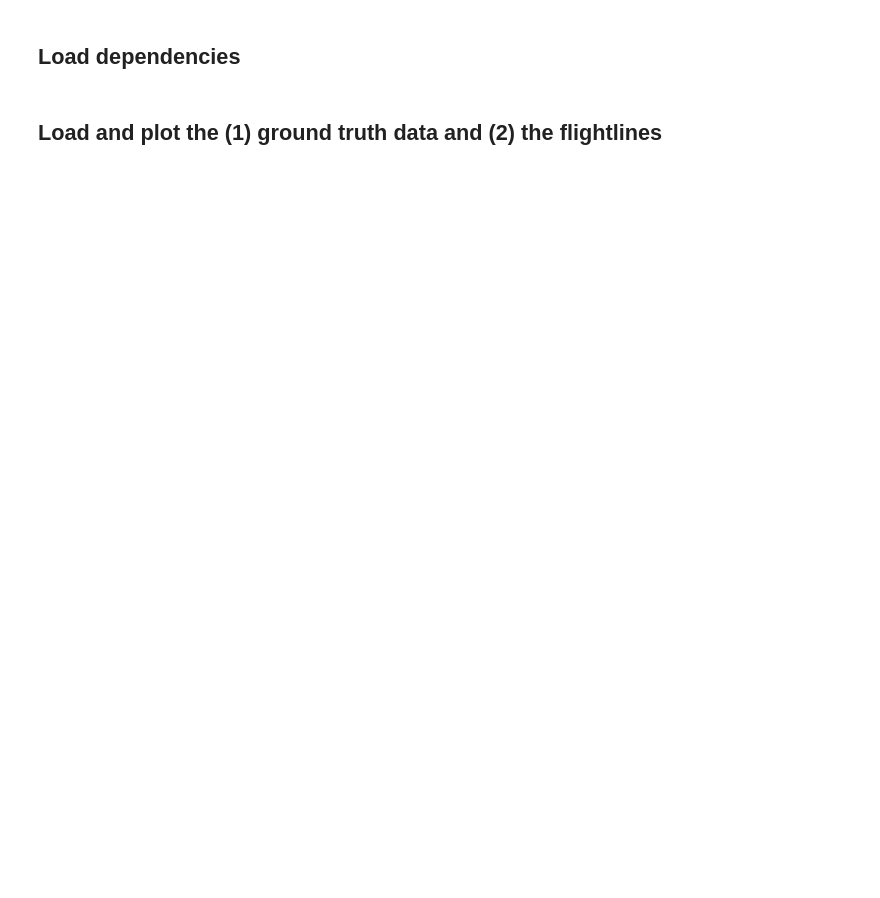
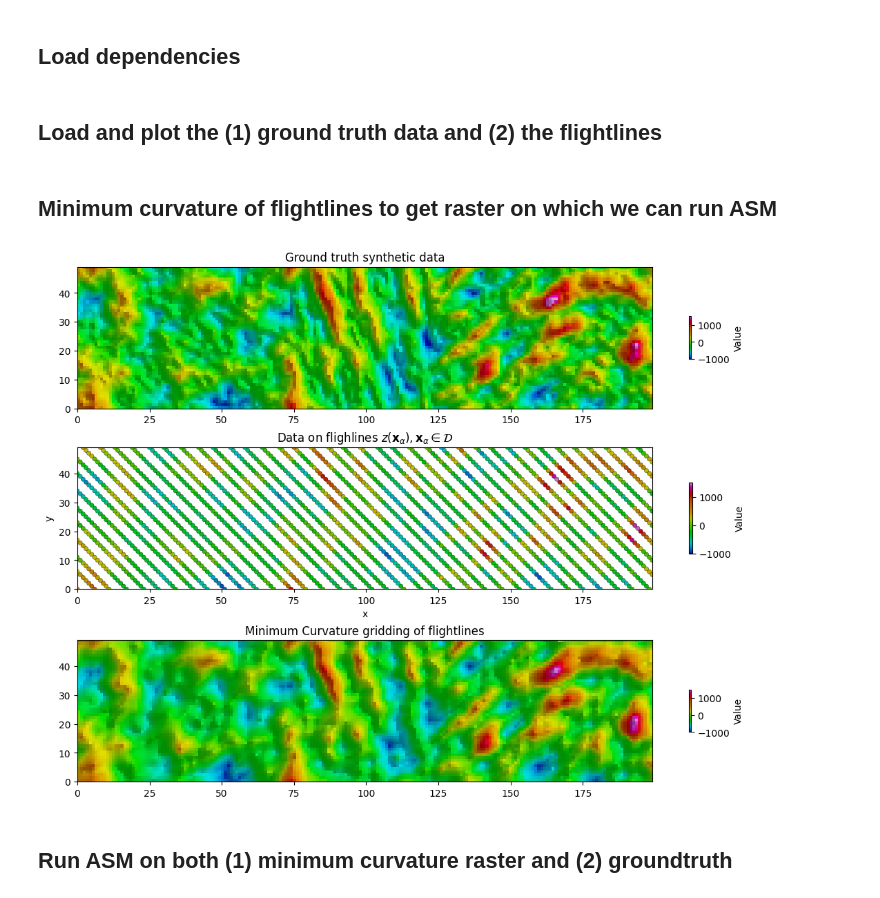
Before and after one commit to Stanford-Mineral-X/multigrid-sgsim, a Jupyter notebook: examples/demo_asm.ipynb, the cells around one changed output. Saved outputs shown, nothing was run; the diff lists cells and outputs as text; code cells hidden in the pictures; blank space fills up the shorter version.

```diff
--- a/examples/demo_asm.ipynb
+++ b/examples/demo_asm.ipynb
@@ -67,0 +68,78 @@ fl_xyv = np.loadtxt(
+# %% [markdown]
+## Minimum curvature of flightlines to get raster on which we can run ASM
+# %%
+## PERFORM MINIMUM CURVATURE GRIDDING ##
+## ================================== ##
+
+x = fl_xyvc[:,0]
+y = fl_xyvc[:,1]
+z = fl_xyvc[:,2]
+
+region = [x.min(), x.max(), y.min(), y.max()]
+spacing = 1
+
+# Pre-thinning
+tbl = pygmt.blockmedian(x=x, y=y, z=z, region=region, spacing=spacing)
+
+# Minimum curvature
+grid_mc = pygmt.surface(x=x, y=y, z=z, region=region, spacing=spacing, tension=0)
+# %%
+## PLOT MIN CURVATURE GRID ##
+## ======================= ##
+
+# --- extents ---
+xmin, xmax = float(grid_mc.x.min()), float(grid_mc.x.max())
+ymin, ymax = float(grid_mc.y.min()), float(grid_mc.y.max())
+extent = [xmin, xmax, ymin, ymax]
+
+# --- light shading ---
+vmin = -1000
+vmax=1500
+rgb_s2   = ls.shade(synthmag_gt, cmap=geosoft_cmap, blend_mode='soft', vmin=vmin, vmax=vmax)
+rgb_grid = ls.shade(grid_mc.values,       cmap=geosoft_cmap, blend_mode='soft', vmin=vmin,    vmax=vmax)
+norm = Normalize(vmin=vmin, vmax=vmax)
+
+# --- mappables for colorbars ---
+mappable_s2   = ScalarMappable(norm=Normalize(vmin=vmin, vmax=vmax), cmap=geosoft_cmap)
+mappable_grid = ScalarMappable(norm=Normalize(vmin=vmin,    vmax=vmax),    cmap=geosoft_cmap)
+
+# --- light shading ---
+vmin = -1000
+vmax=1500
+rgb_s2   = ls.shade(synthmag_gt, cmap=geosoft_cmap, blend_mode='soft', vmin=vmin, vmax=vmax)
+
+
+# -- plotting --
+fig, axs = plt.subplots(3, 1, figsize=(12, 8), constrained_layout=True)
+# Original smoothed data
+axs[0].imshow(rgb_s2, origin='lower', extent=extent)
+# axs[0].scatter(x, y, c='k', s=20, alpha=0.2, linewidths=0, rasterized=True)
+axs[0].set_xlim(xmin, xmax); axs[0].set_ylim(ymin, ymax)
+axs[0].set_title(f"Ground truth synthetic data")
+fig.colorbar(mappable_s2, ax=axs[0], shrink=0.3, label="Value")
+
+# flight line data:
+fl_x, fl_y, fl_val = fl_xyvc[:, 0], fl_xyvc[:, 1], fl_xyvc[:, 2]
+sc = axs[1].scatter(fl_x, fl_y,c=fl_val, cmap=geosoft_cmap, norm=norm,s=20, edgecolors='k', linewidths=0.25,rasterized=True)
+axs[1].set_title(r'Data on flighlines $z(\mathbf{x}_\alpha), \mathbf{x}_\alpha\in\mathcal{D}$')
+axs[1].set_xlabel("x"); axs[1].set_ylabel("y")
+axs[1].set_aspect('equal', adjustable='box')
+axs[1].set_xlim(extent[0], extent[1])
+axs[1].set_ylim(extent[2], extent[3])
+sm = plt.cm.ScalarMappable(norm=norm, cmap=geosoft_cmap)
+sm.set_array([])
+fig.colorbar(sm, ax=axs[1], shrink=0.5, label='Value')
+
+# Minimum curvature grid
+axs[2].imshow(rgb_grid, origin='lower', extent=extent)
+# axs[1].scatter(x, y, c='k', s=20, alpha=0.2, linewidths=0, rasterized=True)
+axs[2].set_xlim(xmin, xmax); axs[1].set_ylim(ymin, ymax)
+axs[2].set_title(f"Minimum Curvature gridding of flightlines")
+fig.colorbar(mappable_grid, ax=axs[2], shrink=0.3, label="Value")
+
+
+plt.show()
+# %% [output]
+[figure, added]
+# %% [markdown]
+## Run ASM on both (1) minimum curvature raster and (2) groundtruth
```
Also changed, not shown: parts of 6 cells of this notebook, 3 other files.
